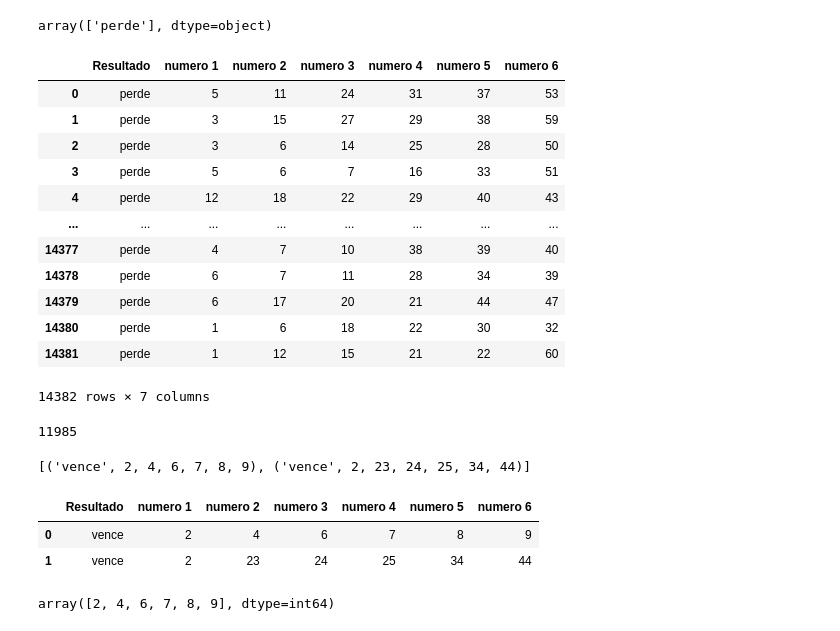
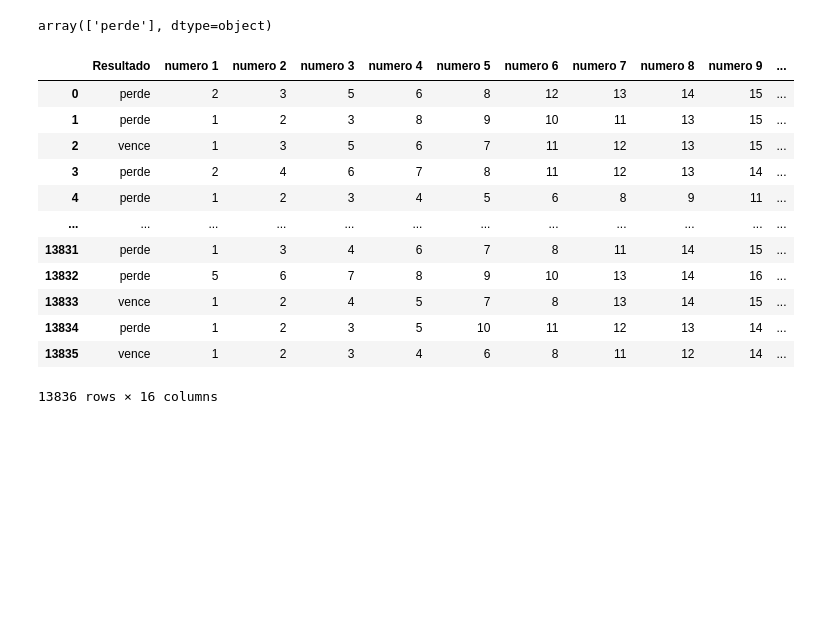
Before and after one commit to joaopedro-r/pegar-jogos-megaSena, a Jupyter notebook: mega_IA.ipynb, the cells around one changed output. Cells and saved outputs as stored; diff of their text form; code cells hidden in the pictures; blank space fills up the shorter version.

```diff
--- a/mega_IA.ipynb
+++ b/mega_IA.ipynb
@@ -279,37 +281,19 @@ test
 # %% [output]
 array(['perde'], dtype=object)
 # %%
-data2 = pd.read_csv('dados_mega.csv')
-data2
+data = pd.read_csv('dados_lotoFacil.csv')
+data
 # %% [output]
-|  | Resultado | numero 1 | numero 2 | numero 3 | numero 4 | numero 5 | numero 6 |
-| 0 | perde | 5 | 11 | 24 | 31 | 37 | 53 |
-| 1 | perde | 3 | 15 | 27 | 29 | 38 | 59 |
-| 2 | perde | 3 | 6 | 14 | 25 | 28 | 50 |
-| 3 | perde | 5 | 6 | 7 | 16 | 33 | 51 |
-| 4 | perde | 12 | 18 | 22 | 29 | 40 | 43 |
-| ... | ... | ... | ... | ... | ... | ... | ... |
-| 14377 | perde | 4 | 7 | 10 | 38 | 39 | 40 |
-| 14378 | perde | 6 | 7 | 11 | 28 | 34 | 39 |
-| 14379 | perde | 6 | 17 | 20 | 21 | 44 | 47 |
-| 14380 | perde | 1 | 6 | 18 | 22 | 30 | 32 |
-| 14381 | perde | 1 | 12 | 15 | 21 | 22 | 60 |
+|  | Resultado | numero 1 | numero 2 | numero 3 | numero 4 | numero 5 | numero 6 | numero 7 | numero 8 | numero 9 | ... |
+| 0 | perde | 2 | 3 | 5 | 6 | 8 | 12 | 13 | 14 | 15 | ... |
+| 1 | perde | 1 | 2 | 3 | 8 | 9 | 10 | 11 | 13 | 15 | ... |
+| 2 | vence | 1 | 3 | 5 | 6 | 7 | 11 | 12 | 13 | 15 | ... |
+| 3 | perde | 2 | 4 | 6 | 7 | 8 | 11 | 12 | 13 | 14 | ... |
+| 4 | perde | 1 | 2 | 3 | 4 | 5 | 6 | 8 | 9 | 11 | ... |
+| ... | ... | ... | ... | ... | ... | ... | ... | ... | ... | ... | ... |
+| 13831 | perde | 1 | 3 | 4 | 6 | 7 | 8 | 11 | 14 | 15 | ... |
+| 13832 | perde | 5 | 6 | 7 | 8 | 9 | 10 | 13 | 14 | 16 | ... |
+| 13833 | vence | 1 | 2 | 4 | 5 | 7 | 8 | 13 | 14 | 15 | ... |
+| 13834 | perde | 1 | 2 | 3 | 5 | 10 | 11 | 12 | 13 | 14 | ... |
+| 13835 | vence | 1 | 2 | 3 | 4 | 6 | 8 | 11 | 12 | 14 | ... |
-14382 rows × 7 columns
+13836 rows × 16 columns
-# %%
-data2.query('Resultado == "perde"', inplace=True)
-num_antes = len(data2)
-num_antes
-# %% [output]
-11985
-# %%
-numeros_list = [('vence',2,4,6,7,8,9),('vence',2,23,24,25,34,44)]
-numeros_list
-# %% [output]
-[('vence', 2, 4, 6, 7, 8, 9), ('vence', 2, 23, 24, 25, 34, 44)]
-# %%
-numeros_list_pandas = pd.DataFrame(numeros_list, columns=['Resultado','numero 1','numero 2','numero 3','numero 4','numero 5','numero 6'])
-numeros_list_pandas
-# %% [output]
-|  | Resultado | numero 1 | numero 2 | numero 3 | numero 4 | numero 5 | numero 6 |
-| 0 | vence | 2 | 4 | 6 | 7 | 8 | 9 |
-| 1 | vence | 2 | 23 | 24 | 25 | 34 | 44 |
@@ -318,4 +299,0 @@ numeros_list_pandas.drop(columns=['Resultado'], inplace=True)
-# %%
-numeros_list_pandas.values[0]
-# %% [output]
-array([2, 4, 6, 7, 8, 9], dtype=int64)
```
Also changed, not shown: parts of 11 cells of this notebook, 11 other files.
